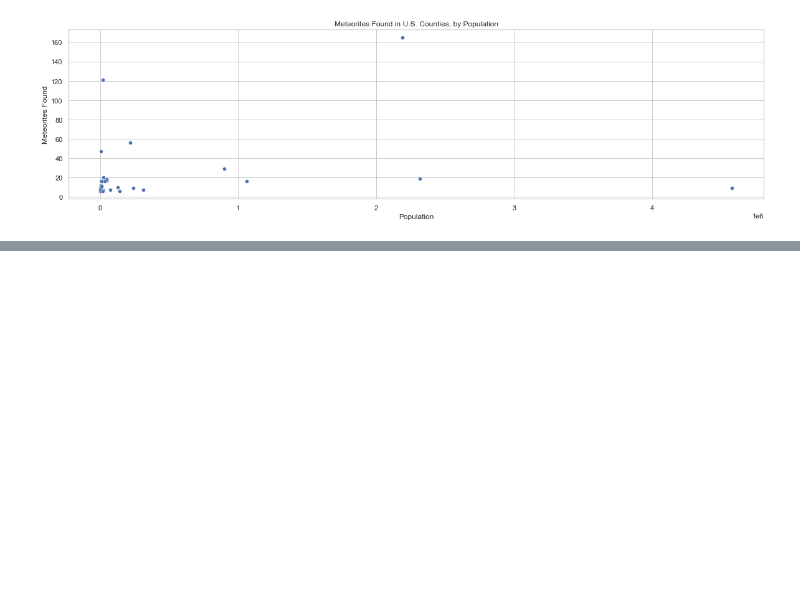
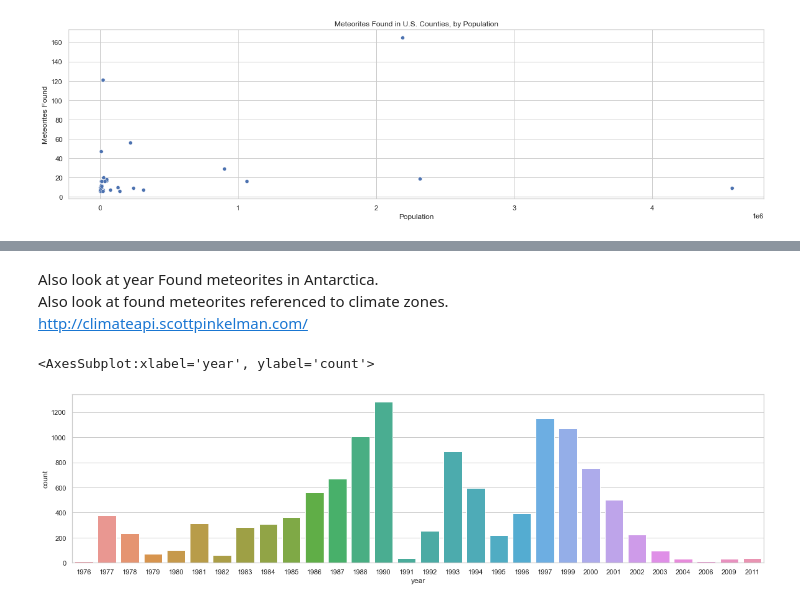
Before and after one commit to carl-schick-ds/meteorite-landings, a Jupyter notebook: meteorite-landings.ipynb, the cells around one changed output, grey strips where cells are left out. Drawn from its saved outputs; the diff is of its cells as text; code cells hidden in the pictures; blank space fills up the shorter version.

```diff
--- a/meteorite-landings.ipynb
+++ b/meteorite-landings.ipynb
@@ -438,0 +374,9 @@ dtype: int64
+# %% [markdown]
+Also look at year Found meteorites in Antarctica.
+Also look at found meteorites referenced to climate zones.
+http://climateapi.scottpinkelman.com/
+# %%
+sns.countplot(x='year', data=meteorite_data[meteorite_data['country_name'] == 'Antarctica'])
+# %% [output]
+<AxesSubplot:xlabel='year', ylabel='count'>
+[figure, added]
```
Also changed, not shown: parts of 25 cells of this notebook, 2 other files.
